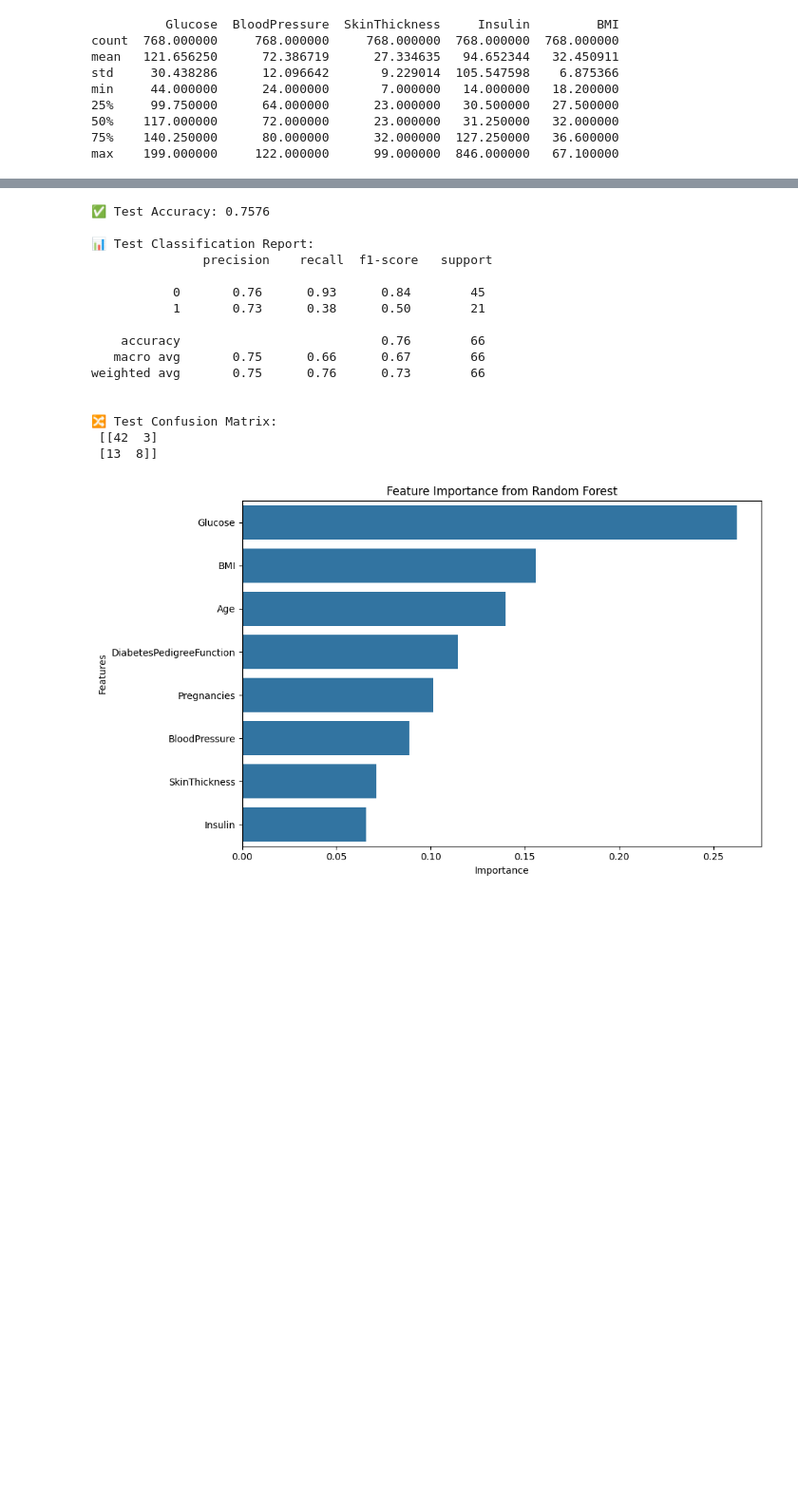
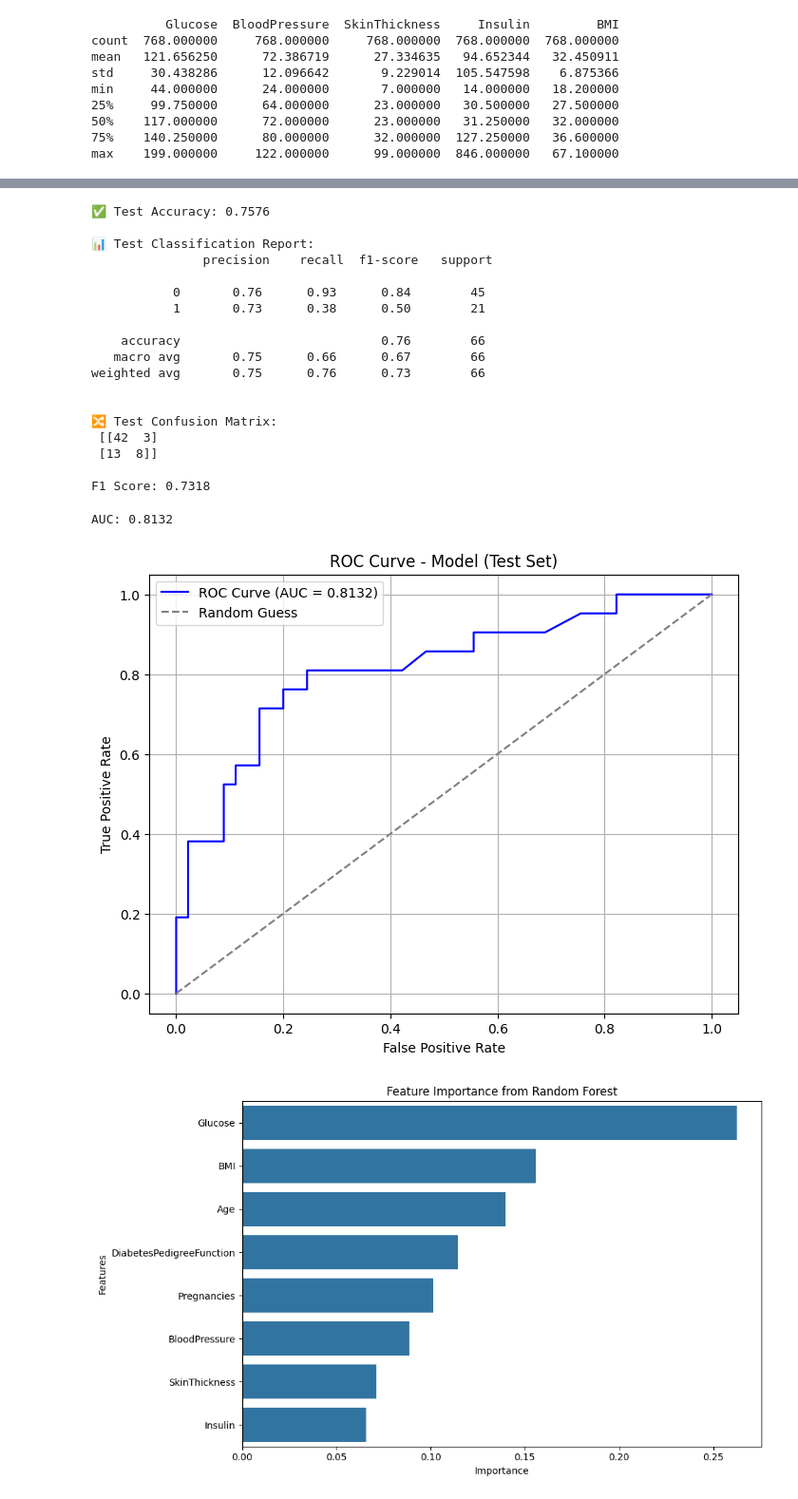
Before and after one commit to Simbo-Fekadu/diabetes-app, a Jupyter notebook: backend/modelTrain.ipynb, the cells around one changed output, grey strips where cells are left out. Shown at 95% size. Saved outputs shown, nothing was run; the diff lists cells and outputs as text; code cells hidden in the pictures; blank space fills up the shorter version.

Commit message:
new change on the model AOC

```diff
--- a/backend/modelTrain.ipynb
+++ b/backend/modelTrain.ipynb
@@ -115,6 +120,4 @@ print(scaled_data.head())
 # %%
-scaled_data = scaled_data.dropna(subset=['Outcome'])
-X = scaled_data.drop("Outcome", axis=1)
-y = scaled_data["Outcome"]
-print(X.shape, y.shape)
+#check the missing values in the scaled data
+print(scaled_df.isnull().sum())
 # %% [output]
@@ -258,7 +220,9 @@ weighted avg       0.74      0.75      0.75        65
 # Predict on test set
 y_test_pred = rf_model.predict(X_test)
 
-# Accuracy and report
+# Accuracy and report Accuracy     = (TP + TN) / Total
+# F1-Score     = 2 * (Precision * Recall) / (Precision + Recall)
+
 test_accuracy = accuracy_score(y_test, y_test_pred)
 print(f"\n✅ Test Accuracy: {test_accuracy:.4f}")
 print("\n📊 Test Classification Report:\n", classification_report(y_test, y_test_pred))
@@ -266,6 +230,10 @@ print("\n📊 Test Classification Report:\n", classification_report(y_test, y_te
 # Confusion matrix
 test_cm = confusion_matrix(y_test, y_test_pred)
 print("\n🔀 Test Confusion Matrix:\n", test_cm)
+#print F1 score
+from sklearn.metrics import f1_score
+f1 = f1_score(y_test, y_test_pred, average='weighted')
+print(f"\nF1 Score: {f1:.4f}")
 # %% [output]
 ✅ Test Accuracy: 0.7576
 
@@ -283,3 +251,34 @@ weighted avg       0.75      0.76      0.73        66
 🔀 Test Confusion Matrix:
  [[42  3]
  [13  8]]
+
+F1 Score: 0.7318
+# %%
+#Step 6: Model Evaluation
+from sklearn.metrics import roc_auc_score, roc_curve
+import matplotlib.pyplot as plt
+
+
+# Get predicted probabilities for the positive class
+y_test_probs = rf_model.predict_proba(X_test)[:, 1]
+
+# Compute ROC curve values
+fpr, tpr, thresholds = roc_curve(y_test, y_test_probs)
+
+# Calculate AUC
+auc = roc_auc_score(y_test, y_test_probs)
+print(f"AUC: {auc:.4f}")
+
+# Plot ROC curve
+plt.figure(figsize=(8, 6))
+plt.plot(fpr, tpr, color='blue', label="ROC Curve (AUC = {:.4f})".format(auc))
+plt.plot([0, 1], [0, 1], linestyle='--', color='gray', label="Random Guess")
+plt.xlabel("False Positive Rate")
+plt.ylabel("True Positive Rate")
+plt.title("ROC Curve - Model (Test Set)")
+plt.legend()
+plt.grid(True)
+plt.show()
+# %% [output]
+AUC: 0.8132
+[figure, added]
```
Also changed, not shown: parts of 10 cells of this notebook, 1 other file.
